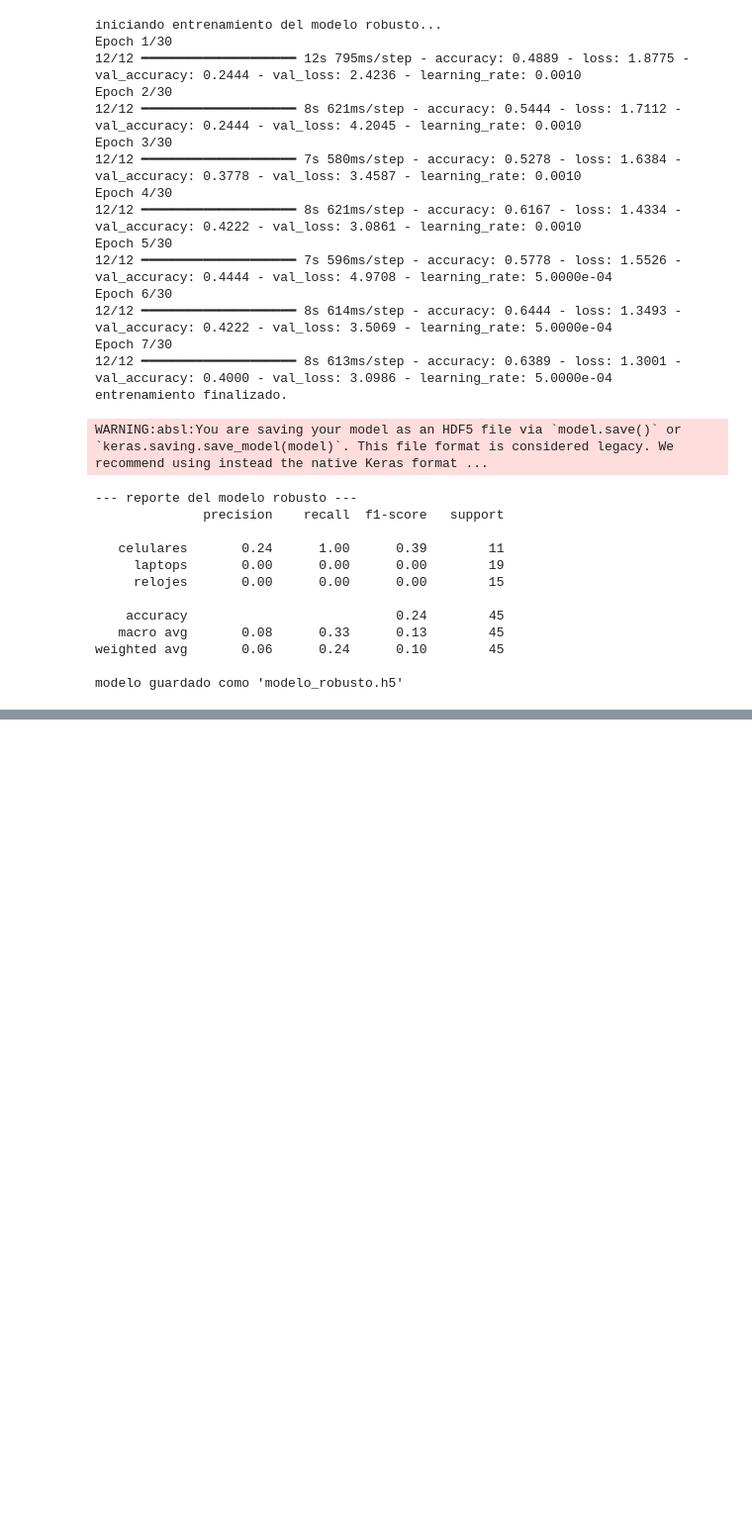
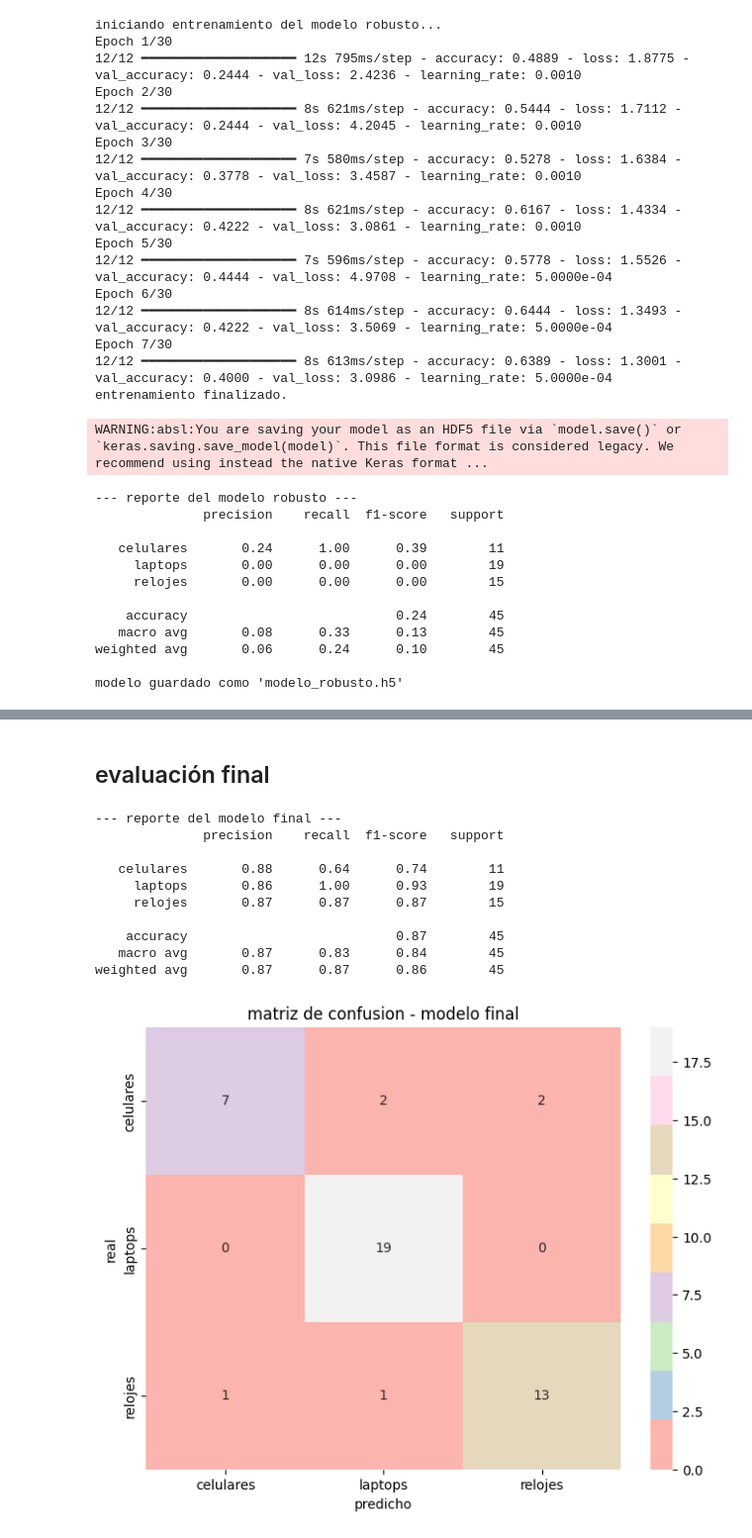
Before and after one commit to nobleststriver/clasificador-objetos, a Jupyter notebook: 1_entrenamiento.ipynb, the cells around one changed output, grey strips where cells are left out. Shown at 99% size. Saved outputs shown, nothing was run; the diff lists cells and outputs as text; code cells hidden in the pictures; blank space fills up the shorter version.

Commit message:
fine-tuning pt. final
pues ahora detectó 7 celulares correctamente y acertó todas las laptops. casi 87% de accuracy, eso es una W en mis libros. entrenamiento finalizado.

```diff
--- a/1_entrenamiento.ipynb
+++ b/1_entrenamiento.ipynb
@@ -304,0 +414,11 @@ modelo guardado como 'modelo_robusto.h5'
+# %%
+early_stop_final = callbacks.EarlyStopping(monitor='val_loss', patience=8, restore_best_weights=True)
+reduce_lr_final = callbacks.ReduceLROnPlateau(monitor='val_loss', factor=0.5, patience=3, min_lr=1e-5)
+
+print("iniciando entrenamiento del modelo final...")
+history_final = modelo_final.fit(
+    train_ds,
+    validation_data=val_ds,
+    epochs=35,
+    callbacks=[early_stop_final, reduce_lr_final]
+)
@@ -304,0 +443,36 @@ modelo guardado como 'modelo_robusto.h5'
+# %% [markdown]
+## evaluación final
+# %%
+y_true_final = []
+y_pred_final = []
+
+for images, labels in val_ds:
+    predictions = modelo_final.predict(images, verbose=0)
+    y_true_final.extend(labels.numpy())
+    y_pred_final.extend(np.argmax(predictions, axis=1))
+
+print("\n--- reporte del modelo final ---")
+print(classification_report(y_true_final, y_pred_final, target_names=class_names))
+
+# matriz de confusión para ver si ya no confunde celulares con laptops
+cm_final = confusion_matrix(y_true_final, y_pred_final)
+plt.figure(figsize=(8, 6))
+sns.heatmap(cm_final, annot=True, fmt='d', cmap='Pastel1', xticklabels=class_names, yticklabels=class_names)
+plt.xlabel('predicho')
+plt.ylabel('real')
+plt.title('matriz de confusion - modelo final')
+plt.show()
+
+modelo_final.save('modelo_definitivo.keras')
+# %% [output]
+--- reporte del modelo final ---
+              precision    recall  f1-score   support
+
+   celulares       0.88      0.64      0.74        11
+     laptops       0.86      1.00      0.93        19
+     relojes       0.87      0.87      0.87        15
+
+    accuracy                           0.87        45
+   macro avg       0.87      0.83      0.84        45
+weighted avg       0.87      0.87      0.86        45
+[figure, added]
```
Also changed, not shown: parts of 8 cells of this notebook.
